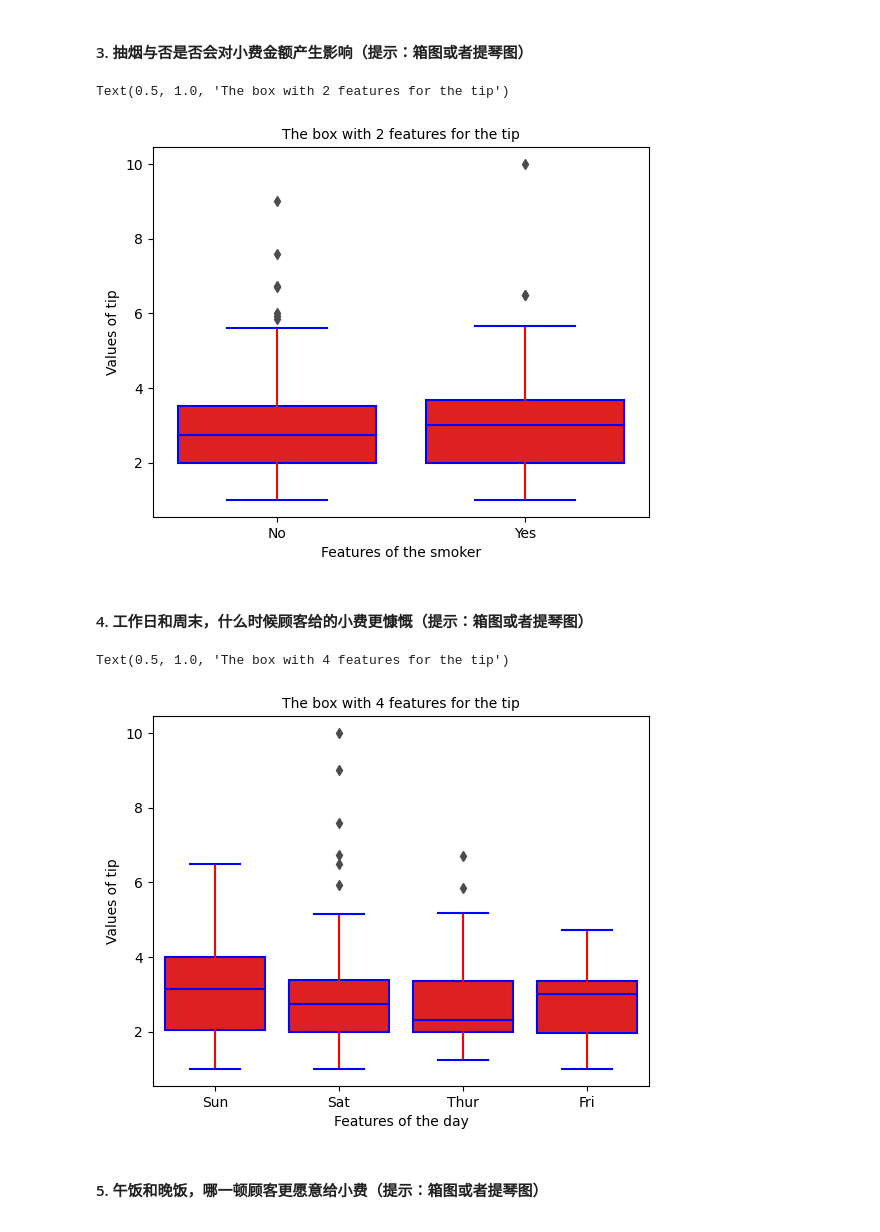
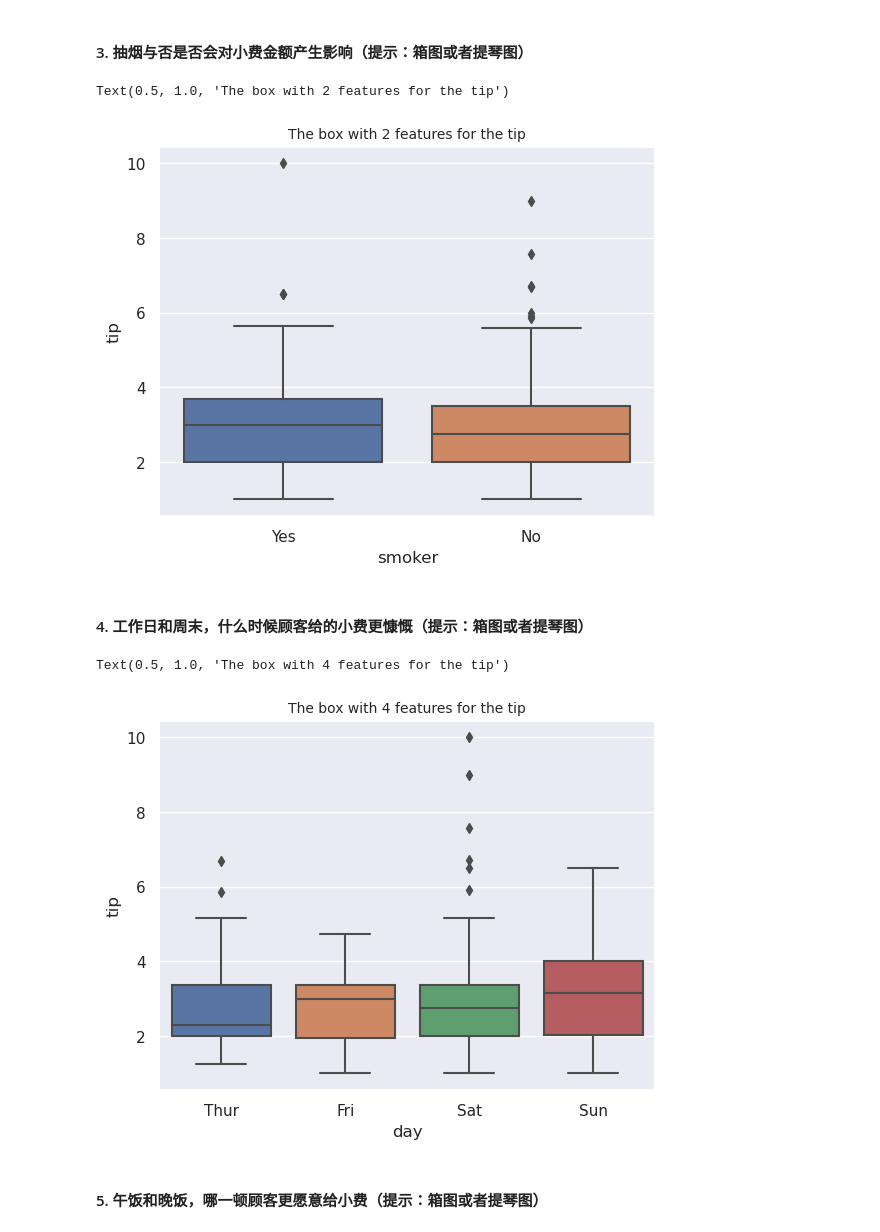
Before and after one commit to iphysresearch/GWData-Bootcamp, a Jupyter notebook: 2023/homework/Mai_Qiao/homework-seaborn.ipynb, the cells around one changed output. Drawn from its saved outputs; the diff is of its cells as text; code cells hidden in the pictures.

```diff
--- a/2023/homework/Mai_Qiao/homework-seaborn.ipynb
+++ b/2023/homework/Mai_Qiao/homework-seaborn.ipynb
@@ -13,6 +12,8 @@ import numpy as np
 # ignore the SSL verification
 import ssl
 ssl._create_default_https_context = ssl._create_unverified_context
+# %%
+sns.set()
 # %% [markdown]
 ## 练习1：航班乘客变化分析 (2个题)
 # %%
@@ -174,45 +184,25 @@ Text(0.5, 1.0, 'The box with 2 features for the tip')
 # %% [markdown]
 #### 3. 抽烟与否是否会对小费金额产生影响（提示：箱图或者提琴图）
 # %%
-fig, ax=sns.mpl.pyplot.subplots()
 xlabel="smoker"
 ylabel="tip"
 features=data[xlabel].unique().tolist()
-sns.boxplot(data=[data[ylabel][data[xlabel]==feature] for feature in features],
-               palette=["red"],
-               boxprops={'edgecolor': 'blue'},
-               medianprops={'color': 'blue'},
-               capprops={'color': 'blue'},
-               whiskerprops={'color': 'red'}
-               )
-ax.set_xticklabels(features)
-ax.set_xlabel(f"Features of the {xlabel}", fontsize=10)
-ax.set_ylabel(f"Values of {ylabel}", fontsize=10)
-ax.set_title(f"The box with {len(features)} features for the {ylabel}", fontsize=10)
+sns.boxplot(x=xlabel, y=ylabel, data=data)
+plt.title(f"The box with {len(features)} features for the {ylabel}", fontsize=10)
 # %% [output]
 Text(0.5, 1.0, 'The box with 2 features for the tip')
-[figure, old version]
+[figure, new version]
 # %% [markdown]
 #### 4. 工作日和周末，什么时候顾客给的小费更慷慨（提示：箱图或者提琴图）
 # %%
-fig, ax=sns.mpl.pyplot.subplots()
 xlabel="day"
 ylabel="tip"
 features=data[xlabel].unique().tolist()
-sns.boxplot(data=[data[ylabel][data[xlabel]==feature] for feature in features],
-               palette=["red"],
-               boxprops={'edgecolor': 'blue'},
-               medianprops={'color': 'blue'},
-               capprops={'color': 'blue'},
-               whiskerprops={'color': 'red'}
-               )
-ax.set_xticklabels(features)
-ax.set_xlabel(f"Features of the {xlabel}", fontsize=10)
-ax.set_ylabel(f"Values of {ylabel}", fontsize=10)
-ax.set_title(f"The box with {len(features)} features for the {ylabel}", fontsize=10)
+sns.boxplot(x=xlabel, y=ylabel, data=data)
+plt.title(f"The box with {len(features)} features for the {ylabel}", fontsize=10)
 # %% [output]
 Text(0.5, 1.0, 'The box with 4 features for the tip')
-[figure, old version]
+[figure, new version]
 # %% [markdown]
 #### 5. 午饭和晚饭，哪一顿顾客更愿意给小费（提示：箱图或者提琴图）
 # %%
```
Also changed, not shown: parts of 33 cells of this notebook, 1 other file.
